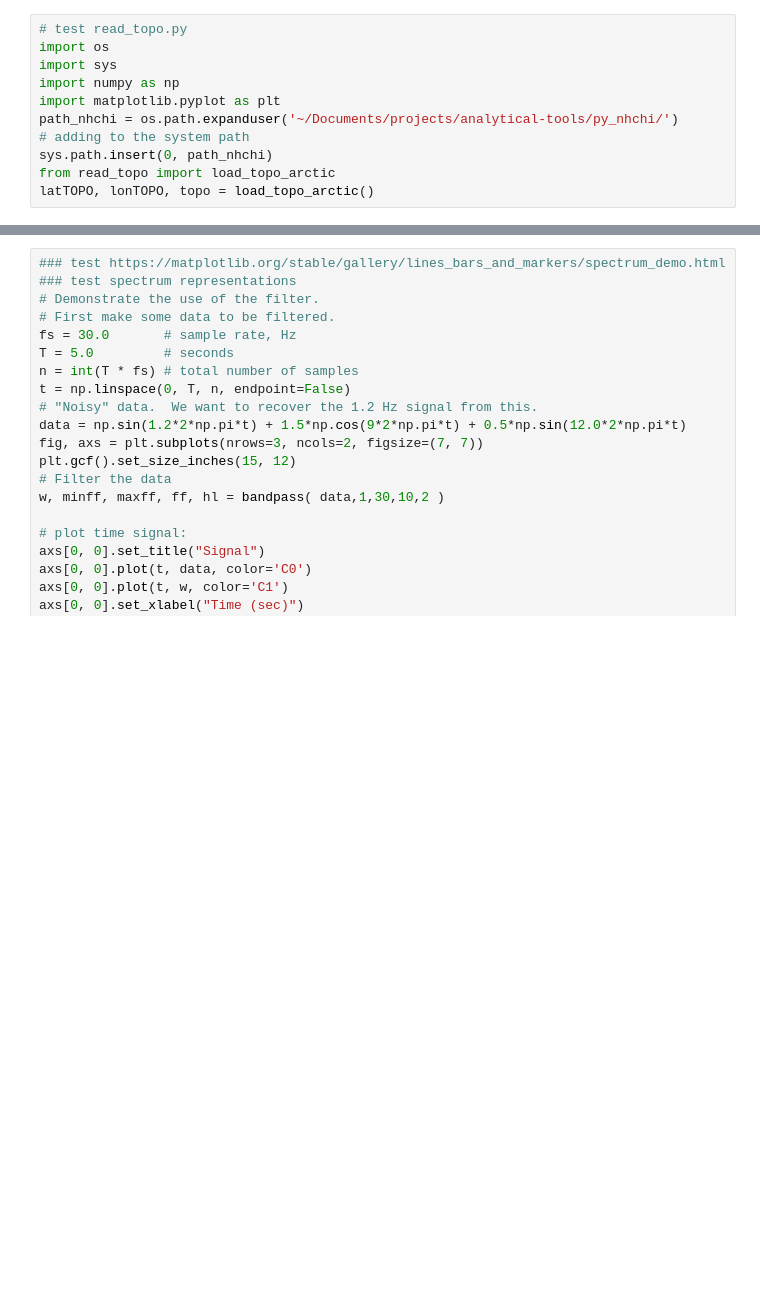
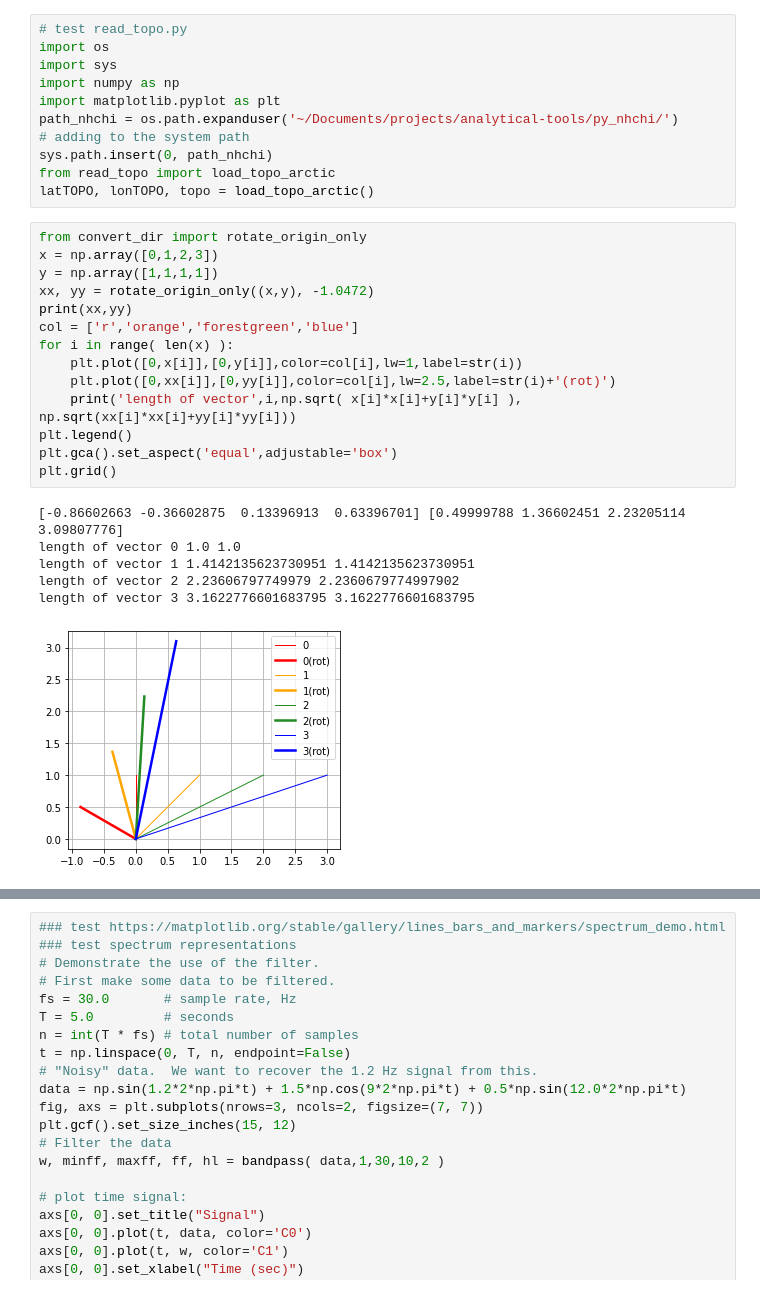
Before and after one commit to nanhsunchi/analytical-tools, a Jupyter notebook: py_nhchi/test.ipynb, the cells around one changed output, grey strips where cells are left out. Drawn from its saved outputs; the diff is of its cells as text; blank space fills up the shorter version.

Commit message:
add functions: bandpass_sos, rotate_origin_only

```diff
--- a/py_nhchi/test.ipynb
+++ b/py_nhchi/test.ipynb
@@ -9,4 +9,25 @@ path_nhchi = os.path.expanduser('~/Documents/projects/analytical-tools/py_nhchi/
 sys.path.insert(0, path_nhchi)
 from read_topo import load_topo_arctic
 latTOPO, lonTOPO, topo = load_topo_arctic()
+# %%
+from convert_dir import rotate_origin_only
+x = np.array([0,1,2,3])
+y = np.array([1,1,1,1])
+xx, yy = rotate_origin_only((x,y), -1.0472)
+print(xx,yy)
+col = ['r','orange','forestgreen','blue']
+for i in range( len(x) ):
+    plt.plot([0,x[i]],[0,y[i]],color=col[i],lw=1,label=str(i))
+    plt.plot([0,xx[i]],[0,yy[i]],color=col[i],lw=2.5,label=str(i)+'(rot)')
+    print('length of vector',i,np.sqrt( x[i]*x[i]+y[i]*y[i] ), np.sqrt(xx[i]*xx[i]+yy[i]*yy[i]))
+plt.legend()
+plt.gca().set_aspect('equal',adjustable='box')
+plt.grid()
+# %% [output]
+[-0.86602663 -0.36602875  0.13396913  0.63396701] [0.49999788 1.36602451 2.23205114 3.09807776]
+length of vector 0 1.0 1.0
+length of vector 1 1.4142135623730951 1.4142135623730951
+length of vector 2 2.23606797749979 2.2360679774997902
+length of vector 3 3.1622776601683795 3.1622776601683795
+[figure, added]
 # %%
```
Also changed, not shown: parts of 1 cell of this notebook, 4 other files.
